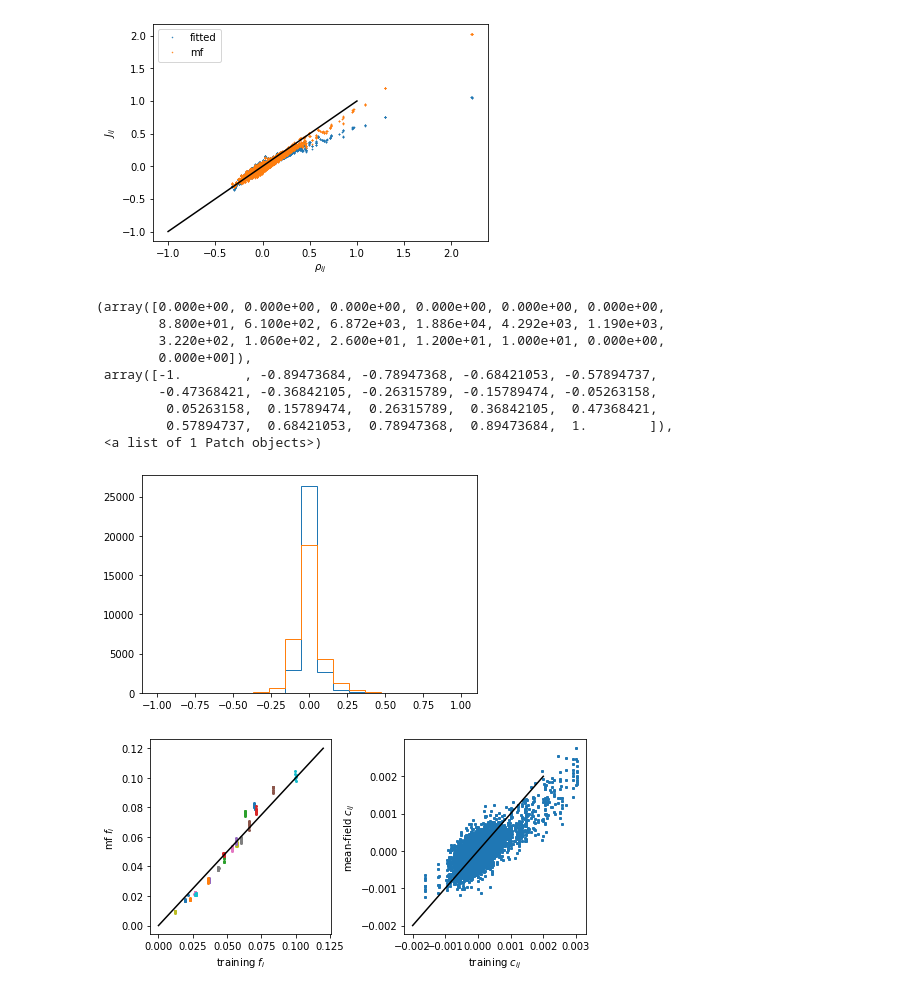
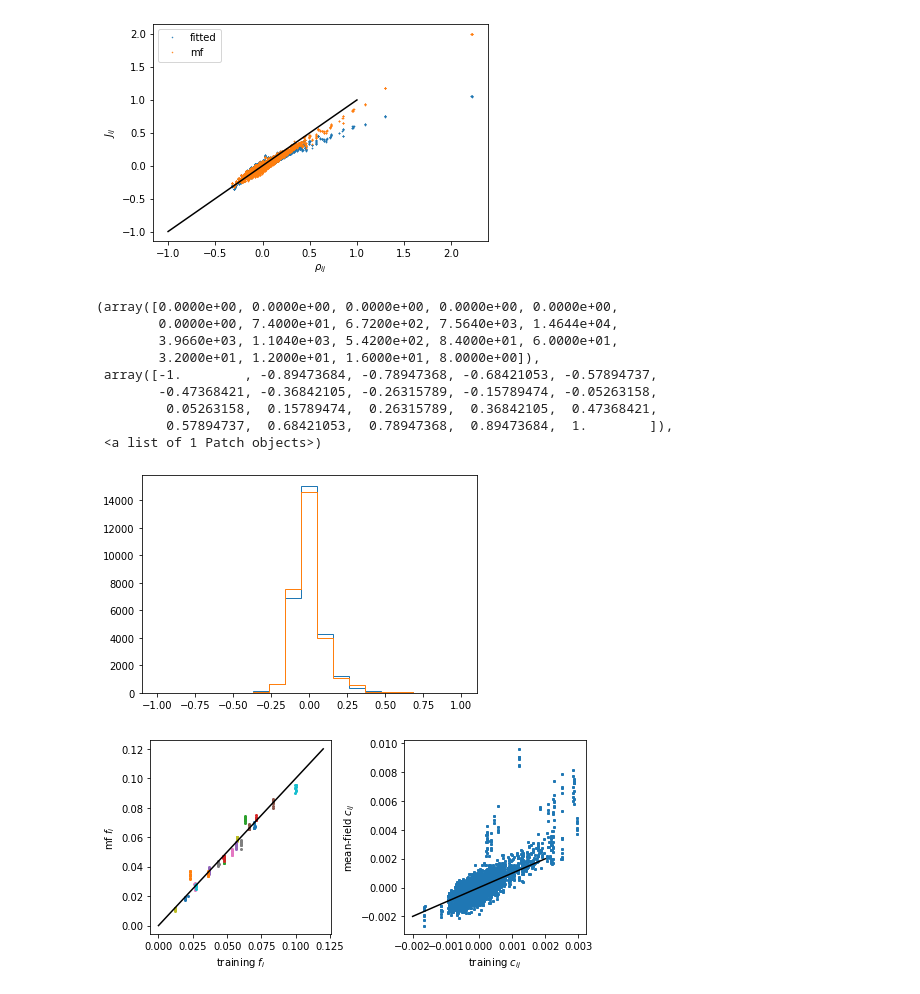
Before and after one commit to andim/peptidome, a Jupyter notebook: code/maxent/maxent_analysis.ipynb, the cells around one changed output. Saved outputs shown, nothing was run; the diff lists cells and outputs as text; code cells hidden in the pictures.

```diff
--- a/code/maxent/maxent_analysis.ipynb
+++ b/code/maxent/maxent_analysis.ipynb
@@ -308,13 +308,44 @@ def compute_Jij_mf(cij_flat):
+# %%
+@numba.jit(nopython=True)
+def fields(J_ij, f_i):
+    """
+    Compute fields in q gauge.
+
+    Parameters
+    ----------
+    J_ij : np.array
+        Matrix of size L x L x q x q
+        containing coupling parameters.
+    f_i : np.array
+        Matrix of size L x q
+        containing single-site frequencies.
+    Returns
+    -------
+    np.array
+        Matrix of size L x q
+        containing single-site fields.
+    """
+    L, q = f_i.shape
+    hi = np.zeros((L, q))
+    for i in range(L):
+        log_fi = np.log(f_i[i] / f_i[i, q-1])
+        J_ij_sum = np.zeros((1, q))
+        for j in range(L):
+            if i != j:
+                # some eij values over beta from 1 to q-1
+                J_ij_sum += np.dot(J_ij[i, j, :, :q-1], f_i[j, :q-1]).T
+        hi[i] = log_fi - J_ij_sum
+    return hi
 # %%
 fi = observables_dict['fi']['train']
 fij = observables_dict['fij']['train']
 q = naminoacids
-alpha = 0.01
-fi_reg = (1-alpha)*observables_dict['fi']['train'] + alpha/q
-fij_reg = (1-alpha)*observables_dict['fij']['train'] + alpha/q**2
+alpha = 1e-8
+fi_reg = (1-alpha)*fi + alpha/q
+fij_reg = (1-alpha)*fij + alpha/q**2
 cij_flat = compute_flattened_covariance_matrix(fi_reg, fij_reg)
 Jij_mf = compute_Jij_mf(cij_flat)
-hi_mf = evcouplings.couplings.fields(Jij_mf, fi)
+hi_mf = fields(Jij_mf, fi_reg)
 # %%
 invC4d = evcouplings.couplings.reshape_invC_to_4d(invC, N, q)
 Jij_TAP = -2*invC4d/(1+(1-8*invC4d*fi[:, np.newaxis, :, np.newaxis]*fi[np.newaxis, :, np.newaxis, :])**.5)
@@ -340,23 +371,23 @@ plt.legend()
 [figure]
 # %%
 bins = np.linspace(-1, 1, 20)
-plt.hist(Jij_mf.flatten(), bins=bins, histtype='step')
-plt.hist(Jij_zerogauge.flatten(), bins=bins, histtype='step')
+plt.hist(flatten_ij(evcouplings.couplings.model._zero_sum_gauge(Jij)), bins=bins, histtype='step')
+plt.hist(flatten_ij(evcouplings.couplings.model._zero_sum_gauge(Jij_mf)), bins=bins, histtype='step')
 # %% [output]
-(array([0.000e+00, 0.000e+00, 0.000e+00, 0.000e+00, 0.000e+00, 0.000e+00,
-        8.800e+01, 6.100e+02, 6.872e+03, 1.886e+04, 4.292e+03, 1.190e+03,
-        3.220e+02, 1.060e+02, 2.600e+01, 1.200e+01, 1.000e+01, 0.000e+00,
-        0.000e+00]),
+(array([0.0000e+00, 0.0000e+00, 0.0000e+00, 0.0000e+00, 0.0000e+00,
+        0.0000e+00, 7.4000e+01, 6.7200e+02, 7.5640e+03, 1.4644e+04,
+        3.9660e+03, 1.1040e+03, 5.4200e+02, 8.4000e+01, 6.0000e+01,
+        3.2000e+01, 1.2000e+01, 1.6000e+01, 8.0000e+00]),
  array([-1.        , -0.89473684, -0.78947368, -0.68421053, -0.57894737,
         -0.47368421, -0.36842105, -0.26315789, -0.15789474, -0.05263158,
          0.05263158,  0.15789474,  0.26315789,  0.36842105,  0.47368421,
          0.57894737,  0.68421053,  0.78947368,  0.89473684,  1.        ]),
  <a list of 1 Patch objects>)
-[figure, old version]
+[figure, new version]
 # %%
 jump = lambda x: local_jump(x, q)
 x0 = prng.randint(q, size=N)
-sample_matrix = mcmcsampler(x0, lambda x: energy_potts(x, hi_mf, Jij_mf), jump, 1e6, nsample=10)
+sample_matrix = mcmcsampler(x0, lambda x: energy_potts(x, hi_mf, Jij_mf), jump, 2e6, nsample=100)
 # %%
 fi_mf = frequencies(sample_matrix, num_symbols=q)
 fij_mf = pair_frequencies(sample_matrix, num_symbols=q, fi=fi_mf)
@@ -364,19 +395,19 @@ cij_mf = compute_covariance_matrix(fi_mf, fij_mf)
 # %%
 fig, axes = plt.subplots(figsize=(7, 3.5), ncols=2)
 
 ax = axes[0]
 ax.plot(fi, fi_mf, 'o', ms=2)
 ax.set_xlabel('training $f_i$')
 ax.set_ylabel('mf $f_i$')
 ax.plot([0, 0.12], [0, 0.12], 'k')
 
 lim = 0.002
 ax = axes[1]
-ax.plot(flatten_ij(cij), flatten_ij(cij_mf), 'o', ms=2)
+ax.plot(flatten_ij(observables_dict['cij']['train']), flatten_ij(cij_mf), 'o', ms=2)
 ax.set_ylabel('mean-field $c_{ij}$')
 ax.set_xlabel('training $c_{ij}$')
 ax.plot([-lim, lim], [-lim, lim], 'k')
 
 fig.tight_layout()
 # %% [output]
-[figure, old version]
+[figure, new version]
```
Also changed, not shown: parts of 3 cells of this notebook, 5 other files.
